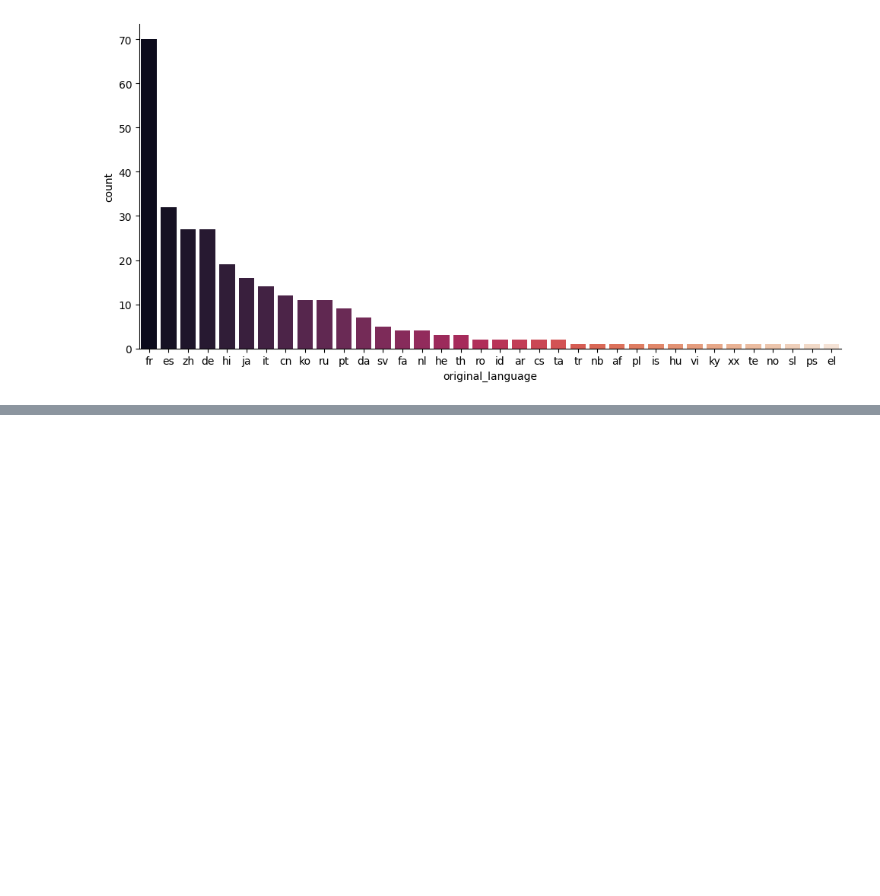
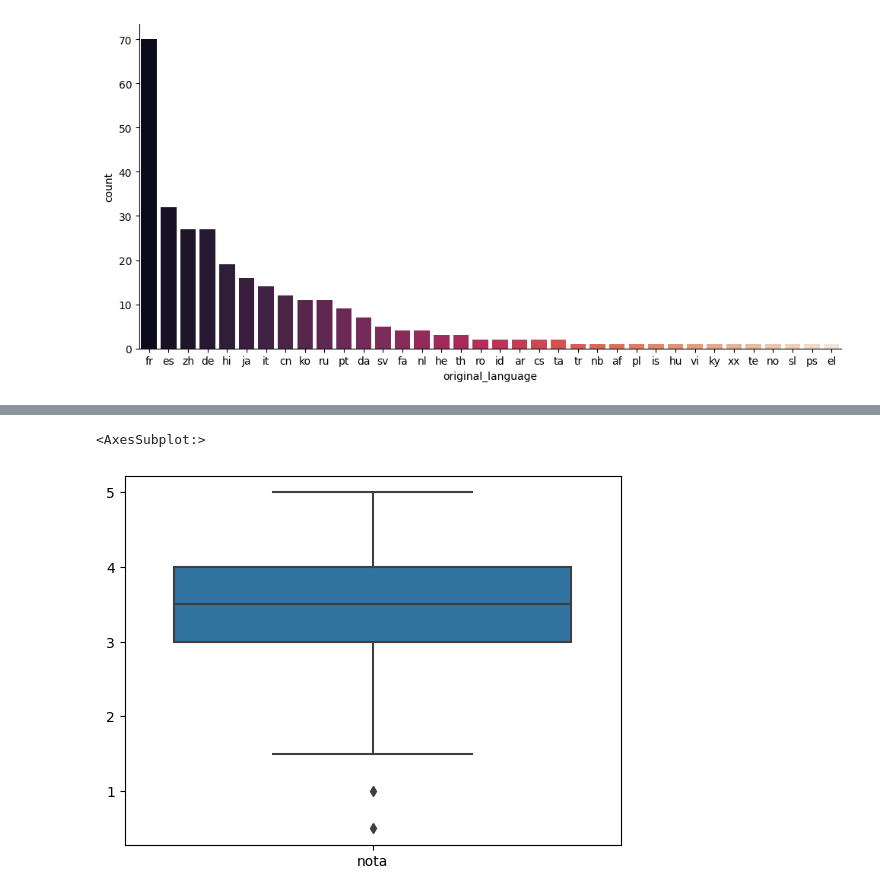
Before and after one commit to PurpleLobster31/Analise-e-Visualizacao-de-Dados, a Jupyter notebook: Introducao a Data Science.ipynb, the cells around one changed output, grey strips where cells are left out. Cells and saved outputs as stored; diff of their text form; code cells hidden in the pictures; blank space fills up the shorter version.

```diff
--- a/Introducao a Data Science.ipynb
+++ b/Introducao a Data Science.ipynb
@@ -348,0 +435,5 @@ sns.catplot(filmes_sem_lingua_original_ingles, x = 'original_language', kind = '
+# %%
+sns.boxplot(pd.DataFrame(notas_jumanji.nota))
+# %% [output]
+<AxesSubplot:>
+[figure, added]
```
Also changed, not shown: parts of 23 cells of this notebook.
